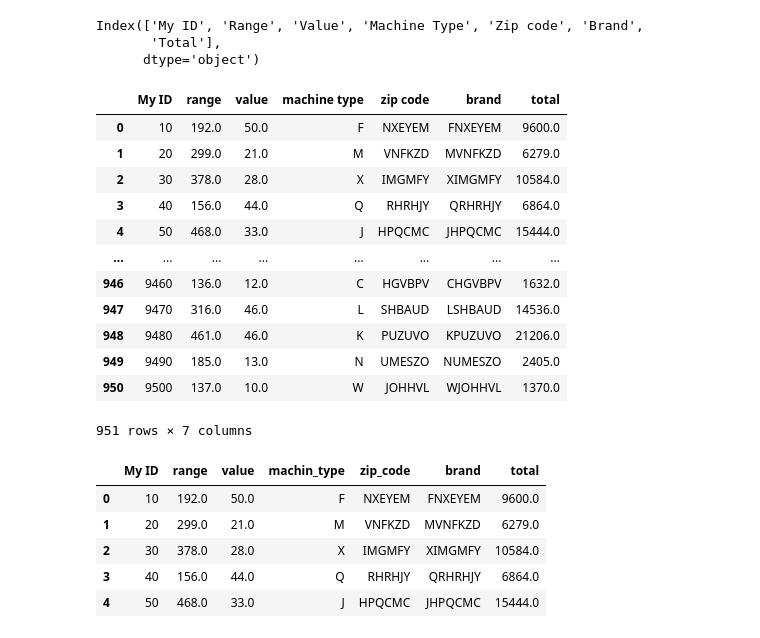
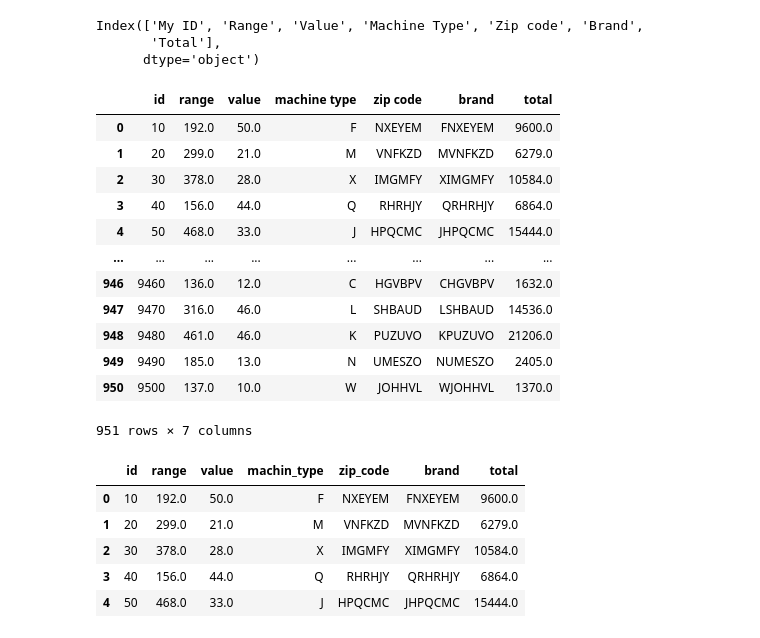
Before and after one commit to Ravkeerat02/comp3122_labs, a Jupyter notebook: Assignment3.ipynb, the cells around one changed output. Cells and saved outputs as stored; diff of their text form; code cells hidden in the pictures.

```diff
--- a/Assignment3.ipynb
+++ b/Assignment3.ipynb
@@ -212,9 +212,9 @@ Index(['My ID', 'Range', 'Value', 'Machine Type', 'Zip code', 'Brand',
       dtype='object')
 # %%
 #Changing all column names
-DF.rename(columns={"ID":"id",'Range':'range','Value':'value','Machine Type':'machine type','Zip code':'zip code','Brand':'brand','Total':'total'})
+DF.rename(columns={"My ID":"id",'Range':'range','Value':'value','Machine Type':'machine type','Zip code':'zip code','Brand':'brand','Total':'total'})
 # %% [output]
-|  | My ID | range | value | machine type | zip code | brand | total |
+|  | id | range | value | machine type | zip code | brand | total |
 | 0 | 10 | 192.0 | 50.0 | F | NXEYEM | FNXEYEM | 9600.0 |
 | 1 | 20 | 299.0 | 21.0 | M | VNFKZD | MVNFKZD | 6279.0 |
 | 2 | 30 | 378.0 | 28.0 | X | IMGMFY | XIMGMFY | 10584.0 |
@@ -229,10 +229,10 @@ DF.rename(columns={"ID":"id",'Range':'range','Value':'value','Machine Type':'mac
 951 rows × 7 columns
 # %%
 #Changing all column names
-DF.rename(columns={"ID":"id",'Range':'range','Value':'value','Machine Type':'machin_type','Zip code':'zip_code','Brand':'brand','Total':'total'},inplace=True)
+DF.rename(columns={"My ID":"id",'Range':'range','Value':'value','Machine Type':'machin_type','Zip code':'zip_code','Brand':'brand','Total':'total'},inplace=True)
 DF.head()
 # %% [output]
-|  | My ID | range | value | machin_type | zip_code | brand | total |
+|  | id | range | value | machin_type | zip_code | brand | total |
 | 0 | 10 | 192.0 | 50.0 | F | NXEYEM | FNXEYEM | 9600.0 |
 | 1 | 20 | 299.0 | 21.0 | M | VNFKZD | MVNFKZD | 6279.0 |
 | 2 | 30 | 378.0 | 28.0 | X | IMGMFY | XIMGMFY | 10584.0 |
```
Also changed, not shown: parts of 15 cells of this notebook.
